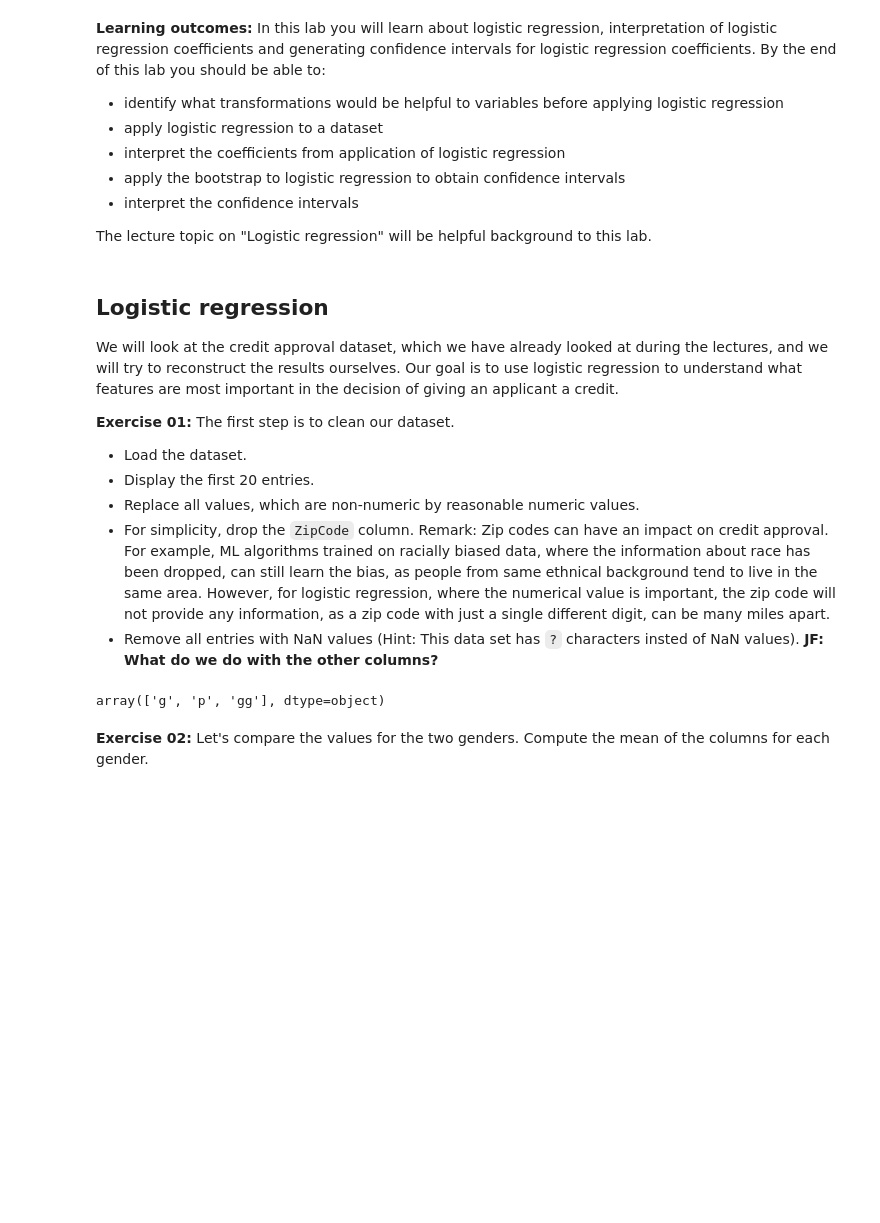
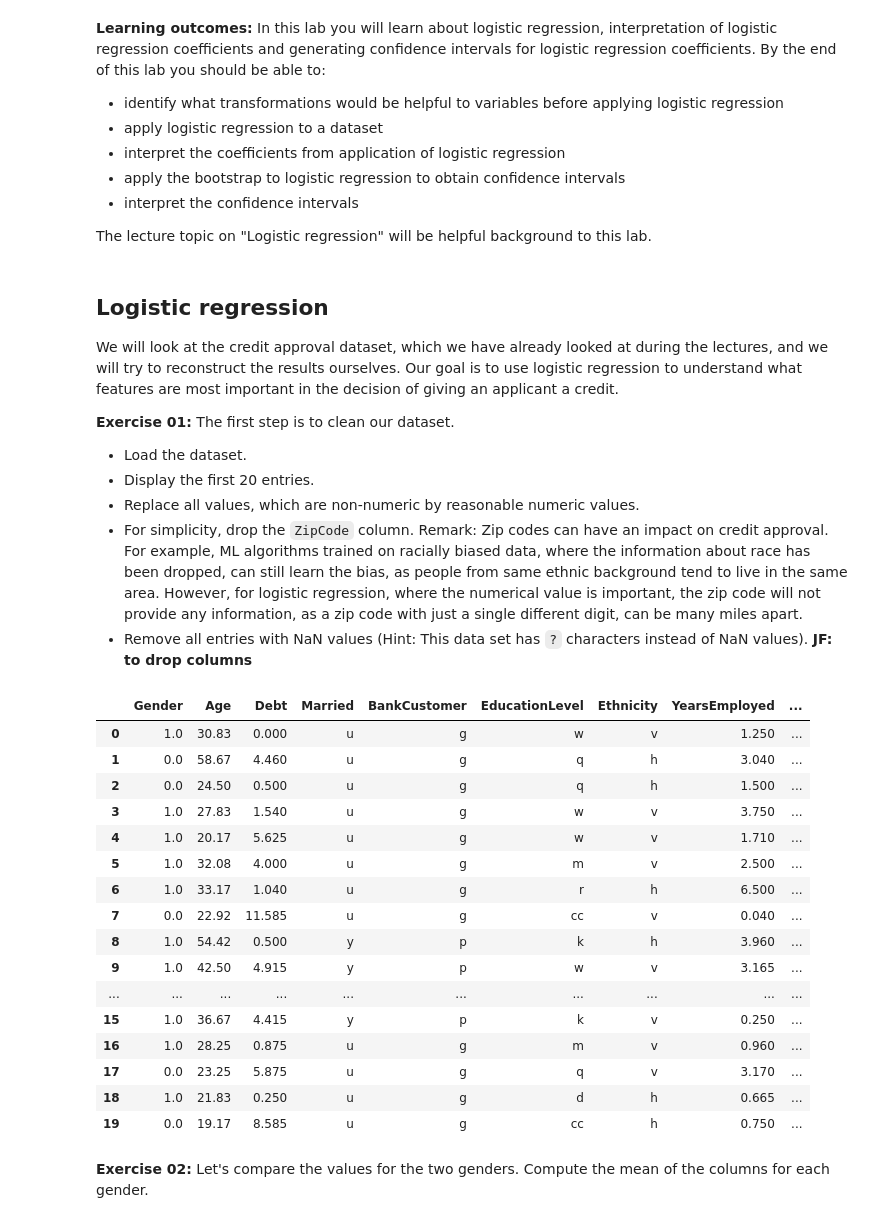
Before and after one commit to Inf2-FDS/FDS-S2-01-logistic-regression-solution, a Jupyter notebook: weekS2-04-solutions.ipynb, the cells around one changed output. Cells and saved outputs as stored; diff of their text form; code cells hidden in the pictures; blank space fills up the shorter version.

```diff
--- a/weekS2-04-solutions.ipynb
+++ b/weekS2-04-solutions.ipynb
@@ -30,27 +30,42 @@ We will look at the credit approval dataset, which we have already looked at dur
 - Load the dataset.
 - Display the first 20 entries.
 - Replace all values, which are non-numeric by reasonable numeric values.
-- For simplicity, drop the `ZipCode` column. Remark: Zip codes can have an impact on credit approval. For example, ML algorithms trained on racially biased data, where the information about race has been dropped, can still learn the bias, as people from same ethnical background tend to live in the same area. However, for logistic regression, where the numerical value is important, the zip code will not provide any information, as a zip code with just a single different digit, can be many miles apart.
-- Remove all entries with NaN values (Hint: This data set has `?` characters insted of NaN values).
-**JF: What do we do with the other columns?**
+- For simplicity, drop the `ZipCode` column. Remark: Zip codes can have an impact on credit approval. For example, ML algorithms trained on racially biased data, where the information about race has been dropped, can still learn the bias, as people from same ethnic background tend to live in the same area. However, for logistic regression, where the numerical value is important, the zip code will not provide any information, as a zip code with just a single different digit, can be many miles apart.
+- Remove all entries with NaN values (Hint: This data set has `?` characters instead of NaN values).
+**JF: to drop columns**
 # %%
 # Your answer
 credit = pd.read_csv('datasets/Credit_Approval.csv', na_values=['?'])
 credit.replace('+', 1, inplace=True)
 credit.replace('-', 0, inplace=True)
 credit.replace('?', pd.NA, inplace=True)
 credit['Gender']=credit['Gender'].replace('a', 0)
 credit['Gender']=credit['Gender'].replace('b', 1)
 credit['Employed']=credit['Employed'].replace('f', 0)
 credit['Employed']=credit['Employed'].replace('t', 1)
 credit['PriorDefault']=credit['PriorDefault'].replace('f', 0)
 credit['PriorDefault']=credit['PriorDefault'].replace('t', 1)
 credit.drop(['ZipCode'], 1, inplace=True)
 credit.dropna(inplace=True)
 credit.head(20)
-credit.BankCustomer.unique()
 # %% [output]
-array(['g', 'p', 'gg'], dtype=object)
+|  | Gender | Age | Debt | Married | BankCustomer | EducationLevel | Ethnicity | YearsEmployed | ... |
+| 0 | 1.0 | 30.83 | 0.000 | u | g | w | v | 1.250 | ... |
+| 1 | 0.0 | 58.67 | 4.460 | u | g | q | h | 3.040 | ... |
+| 2 | 0.0 | 24.50 | 0.500 | u | g | q | h | 1.500 | ... |
+| 3 | 1.0 | 27.83 | 1.540 | u | g | w | v | 3.750 | ... |
+| 4 | 1.0 | 20.17 | 5.625 | u | g | w | v | 1.710 | ... |
+| 5 | 1.0 | 32.08 | 4.000 | u | g | m | v | 2.500 | ... |
+| 6 | 1.0 | 33.17 | 1.040 | u | g | r | h | 6.500 | ... |
+| 7 | 0.0 | 22.92 | 11.585 | u | g | cc | v | 0.040 | ... |
+| 8 | 1.0 | 54.42 | 0.500 | y | p | k | h | 3.960 | ... |
+| 9 | 1.0 | 42.50 | 4.915 | y | p | w | v | 3.165 | ... |
+| ... | ... | ... | ... | ... | ... | ... | ... | ... | ... |
+| 15 | 1.0 | 36.67 | 4.415 | y | p | k | v | 0.250 | ... |
+| 16 | 1.0 | 28.25 | 0.875 | u | g | m | v | 0.960 | ... |
+| 17 | 0.0 | 23.25 | 5.875 | u | g | q | v | 3.170 | ... |
+| 18 | 1.0 | 21.83 | 0.250 | u | g | d | h | 0.665 | ... |
+| 19 | 0.0 | 19.17 | 8.585 | u | g | cc | h | 0.750 | ... |
 # %% [markdown]
 **Exercise 02:** Let's compare the values for the two genders. Compute the mean of the columns for each gender.
 # %%
```
Also changed, not shown: parts of 17 cells of this notebook.
